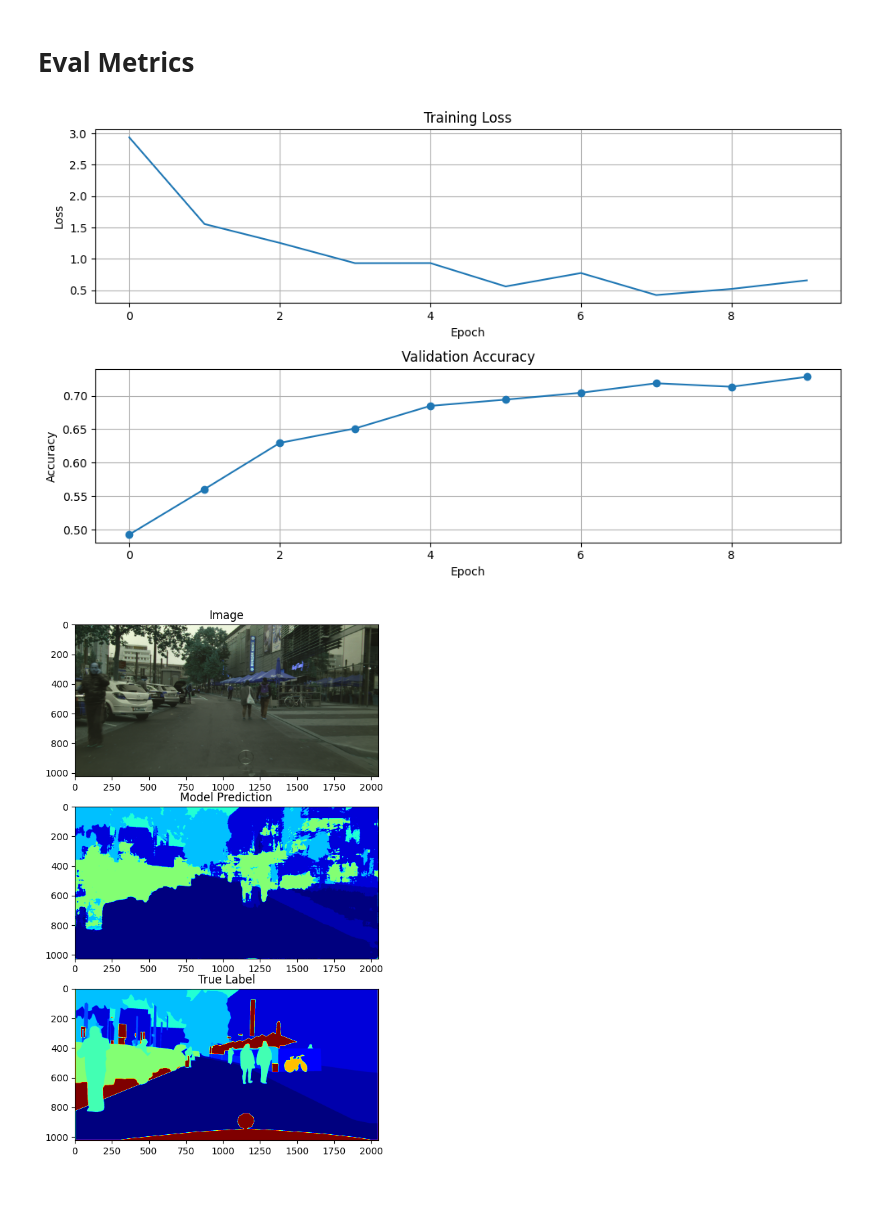
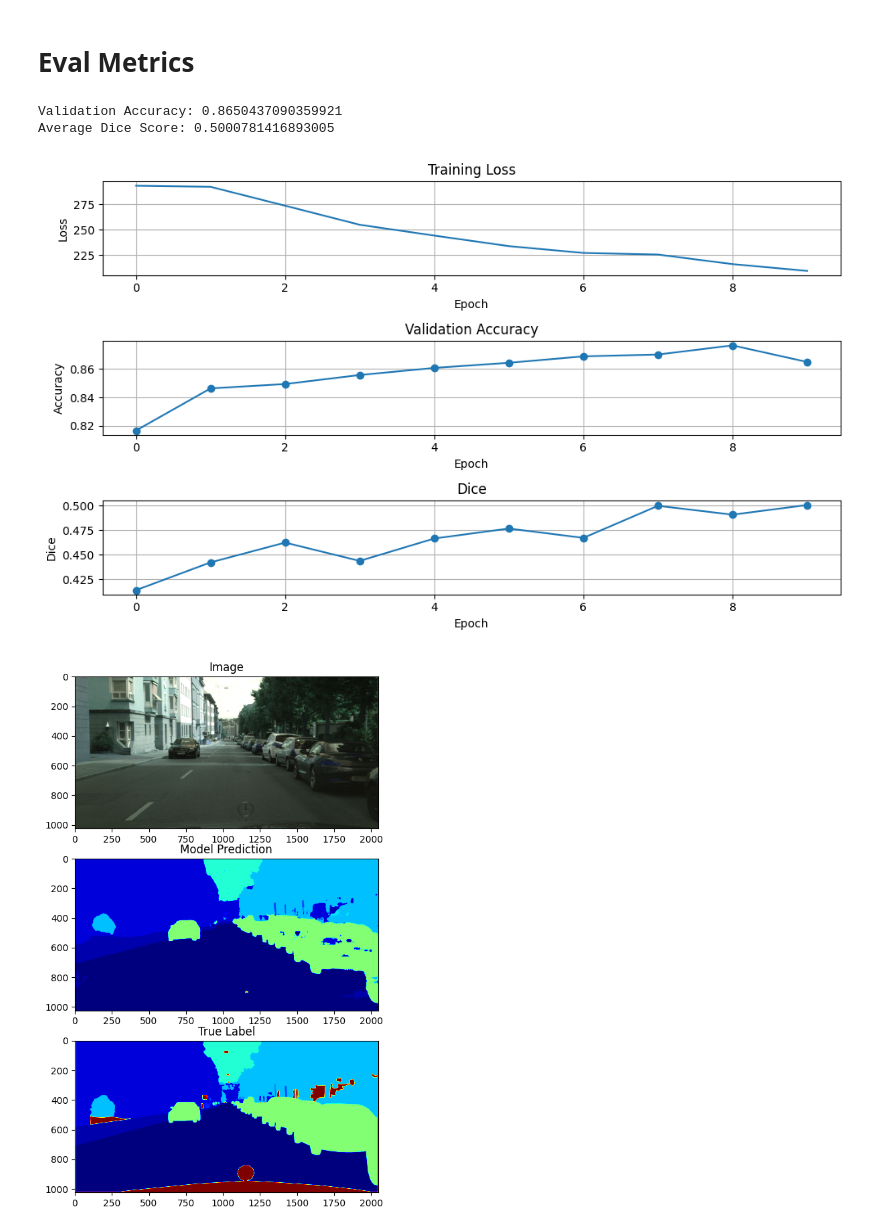
Before and after one commit to ahmedoy/CitySegmentation, a Jupyter notebook: Unet.ipynb, the cells around one changed output. Drawn from its saved outputs; the diff is of its cells as text; code cells hidden in the pictures; blank space fills up the shorter version.

Commit message:
Added Unet v2 (10 more epochs than v1)

```diff
--- a/Unet.ipynb
+++ b/Unet.ipynb
@@ -792,9 +792,16 @@ optimizer = optim.Adam(model.parameters(), lr=1e-3)
 import torch
 from tqdm import tqdm
 
+
+
+
 device = torch.device("cuda" if torch.cuda.is_available() else "cpu")
+model.load_state_dict(torch.load('/kaggle/input/unet_v1/pytorch/default/1/model_UNET.pth', map_location=device, weights_only=True))
+
+
 losses = []
 val_acc = []
+avg_dices = []
 def train_unet_model(model, dataloader, criterion, optimizer, num_epochs=10, device=device):
     model = model.to(device)
 
@@ -835,17 +842,27 @@ def train_unet_model(model, dataloader, criterion, optimizer, num_epochs=10, dev
         with torch.no_grad():
             correct = 0
             total = 0
+            total_dice = 0
             for idx, batch in enumerate(dl_val):
                 inp = batch['image'].to(device)
                 label = batch['mask'].to(device)
+
+                mask = (label != 255)
+                label = label[mask]
+
                 output = model(inp)
                 prediction = torch.argmax(output, dim=1).squeeze(1)
+                prediction = prediction[mask]  # Apply the mask to predictions
+
                 correct += (prediction == label).sum().item()
                 total += label.numel()
+                total_dice += dice_score_multiclass(prediction, label, num_classes=20)
 
             validation_accuracy = correct / total
+            avg_dice = (total_dice / len(dl_val)).item()
             val_acc.append(validation_accuracy)
-            print(f"Epoch [{epoch+1}/{num_epochs}], Validation Accuracy:, {validation_accuracy}")
+            avg_dices.append(avg_dice)
+            print(f"Epoch [{epoch+1}/{num_epochs}], Validation Accuracy: {validation_accuracy}, Dice: {avg_dice}")
 
     print("Training complete")
 # %%
@@ -966,22 +887,56 @@ Epoch [6/10], Validation Accuracy:, 0.694279838863172
 # %% [markdown]
 # Eval Metrics
 # %%
+
+def dice_score_multiclass(pred, target, num_classes):
+    smooth = 1e-6  # to avoid division by zero
+    total_dice = 0
+
+    # Calculate dice score for each class (0 to num_classes-1)
+    for cls in range(num_classes):
+        # Create binary masks for the current class
+        pred_cls = (pred == cls).float()
+        target_cls = (target == cls).float()
+
+        # Calculate intersection and union
+        intersection = (pred_cls * target_cls).sum()
+        dice = (2. * intersection + smooth) / (pred_cls.sum() + target_cls.sum() + smooth)
+
+        total_dice += dice
+
+    # Average over all classes
+    avg_dice = total_dice / num_classes
+    return avg_dice
+
+
 # Validation Accuracy
 model.eval()
 with torch.no_grad():
     correct = 0
     total = 0
+    total_dice = 0
     for idx, batch in enumerate(dl_val):
-        print(f"Batch {idx}/{len(dl_val)}")
         inp = batch['image'].to(device)
         label = batch['mask'].to(device)
+
+        mask = (label != 255)
+        label = label[mask]
+
         output = model(inp)
         prediction = torch.argmax(output, dim=1).squeeze(1)
+        prediction = prediction[mask]  # Apply the mask to predictions
+
         correct += (prediction == label).sum().item()
         total += label.numel()
+        total_dice += dice_score_multiclass(prediction, label, num_classes=20)
 
     validation_accuracy = correct / total
+    avg_dice = (total_dice / len(dl_val)).item()
     print("Validation Accuracy:", validation_accuracy)
+    print("Average Dice Score:", avg_dice)
+# %% [output]
+Validation Accuracy: 0.8650437090359921
+Average Dice Score: 0.5000781416893005
 # %%
 #TODO : Plot losses and metrics graphs
 # Plot Losses and Validation Accuracy
@@ -989,26 +944,36 @@ plt.figure(figsize=(10, 6))
 
 # Plot Losses
 
-plt.subplot(2, 1, 1)
-plt.plot(range(len(losses[::500])), losses[::500])
+plt.subplot(3, 1, 1)
+plt.plot(range(len(losses)), losses)
 plt.title('Training Loss')
 plt.xlabel('Epoch')
 plt.ylabel('Loss')
 plt.grid(True)
 
-plt.subplot(2, 1, 2)
+plt.subplot(3, 1, 2)
 plt.plot(range(len(val_acc)), val_acc, marker='o')
 plt.title('Validation Accuracy')
 plt.xlabel('Epoch')
 plt.ylabel('Accuracy')
 plt.grid(True)
 
+
+plt.subplot(3, 1, 3)
+plt.plot(range(len(avg_dices)), avg_dices, marker='o')
+plt.title('Dice')
+plt.xlabel('Epoch')
+plt.ylabel('Dice')
+plt.grid(True)
+
 plt.tight_layout()
 plt.show()
 # %% [output]
-[figure, old version]
+[figure, new version]
 # %%
-sample = ds_train.__getitem__(300)
+import numpy as np
+
+sample = ds_train.__getitem__(124)
 
 inp = sample['image'].unsqueeze(0).to(device) # Add dimension of 1 to beginning torch.Size([1, 3, 1024, 2048])
 
@@ -1035,31 +1000,31 @@ mask_scaled = torch.clamp(sample['mask'] * 10, 0, 255).long()
 combined_values = np.stack((label_scaled, mask_scaled), axis=-1)  # Stack along channel dimension
 combined_values_flat = combined_values.flatten()  # Flatten for color mapping
 
 # Create a colormap for both label and mask
 cmap = plt.cm.get_cmap('jet')  # Choose a colormap (adjust as needed)
 
 # Create a color lookup table (LUT) from the colormap
 norm = plt.Normalize(min(combined_values_flat), max(combined_values_flat))
 
 
 
 
 
 # Display the image and label
 plt.figure(figsize=(10, 10))
 plt.subplot(3, 1, 1)
 plt.imshow(image_pil)
 plt.title('Image')
 
 plt.subplot(3, 1, 2)
 plt.imshow(label_scaled,  cmap=cmap, norm=norm)
 plt.title('Model Prediction')
 
 
 plt.subplot(3, 1, 3)
 plt.imshow(mask_scaled,  cmap=cmap, norm=norm)
 plt.title('True Label')
 
 plt.show()
 # %% [output]
-[figure, old version]
+[figure, new version]
```
Also changed, not shown: parts of 1 cell of this notebook.
